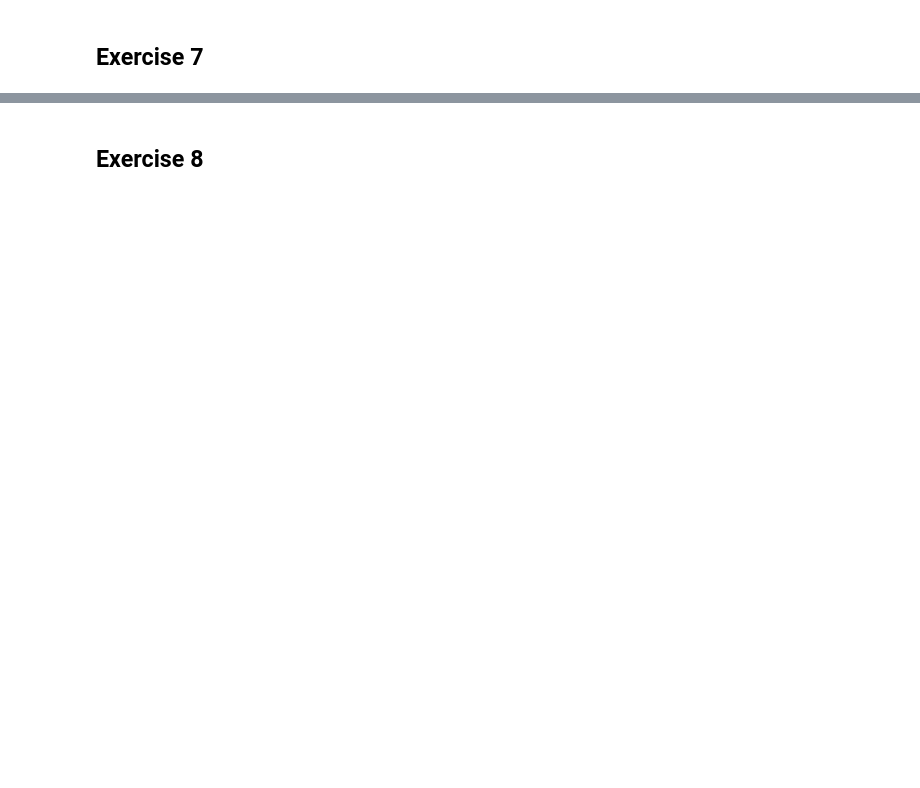
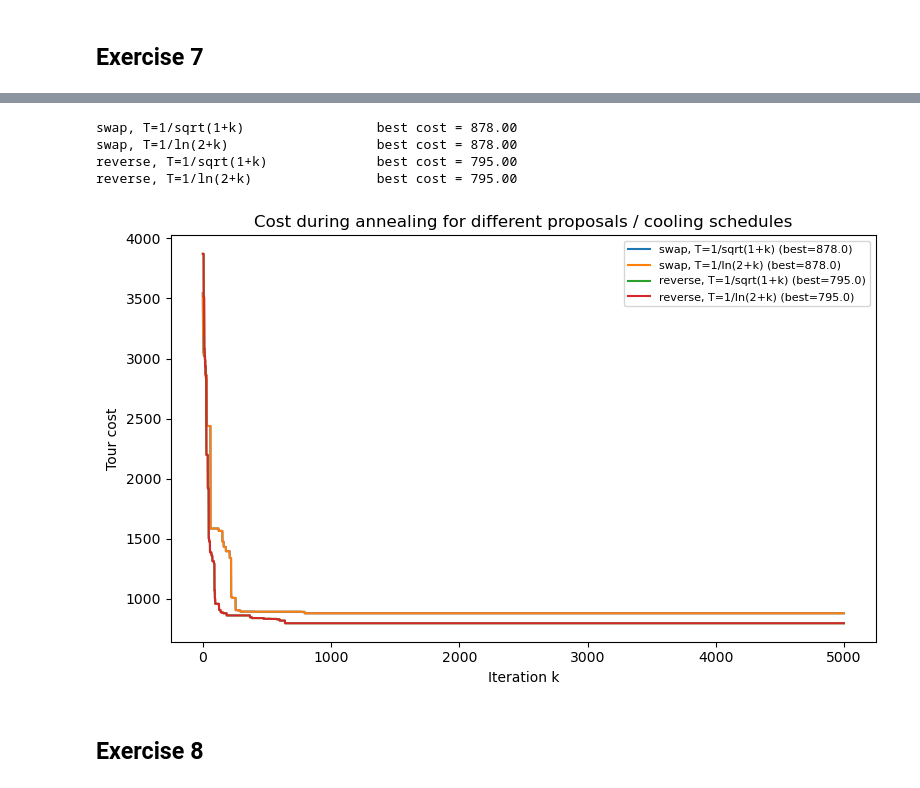
Before and after one commit to kris907j/Stochastic_sim, a Jupyter notebook: Exercises/all_exercises.ipynb, the cells around one changed output, grey strips where cells are left out. Drawn from its saved outputs; the diff is of its cells as text; code cells hidden in the pictures; blank space fills up the shorter version.

```diff
--- a/Exercises/all_exercises.ipynb
+++ b/Exercises/all_exercises.ipynb
@@ -2378,2 +2878,35 @@ plt.show()
+# %%
+# Experiment: compare proposal mechanisms and cooling schedules on the cost matrix
+configs = [
+    ("swap, T=1/sqrt(1+k)", propose_swap, cooling_inv_sqrt),
+    ("swap, T=1/ln(2+k)", propose_swap, cooling_inv_log),
+    ("reverse, T=1/sqrt(1+k)", propose_reverse, cooling_inv_sqrt),
+    ("reverse, T=1/ln(2+k)", propose_reverse, cooling_inv_log),
+]
+
+n_iter = 5000
+results = {}
+for name, propose, cooling in configs:
+    _, best_cost_cfg, costs_cfg = simulated_annealing_tsp(
+        n_cities, lambda r: tour_cost(r, cost_matrix), n_iter, cooling, propose=propose
+    )
+    results[name] = (best_cost_cfg, costs_cfg)
+    print(f"{name:35s} best cost = {best_cost_cfg:.2f}")
+
+plt.figure(figsize=(8, 5))
+for name, (best_cost_cfg, costs_cfg) in results.items():
+    plt.plot(costs_cfg, label=f"{name} (best={best_cost_cfg:.1f})")
+plt.xlabel("Iteration k")
+plt.ylabel("Tour cost")
+plt.title("Cost during annealing for different proposals / cooling schedules")
+plt.legend(fontsize=8)
+plt.tight_layout()
+plt.show()
+# %% [output]
+swap, T=1/sqrt(1+k)                 best cost = 878.00
+swap, T=1/ln(2+k)                   best cost = 878.00
+reverse, T=1/sqrt(1+k)              best cost = 795.00
+reverse, T=1/ln(2+k)                best cost = 795.00
+[figure, added]
 # %% [markdown]
 ## Exercise 8
```
Also changed, not shown: parts of 64 cells of this notebook.
